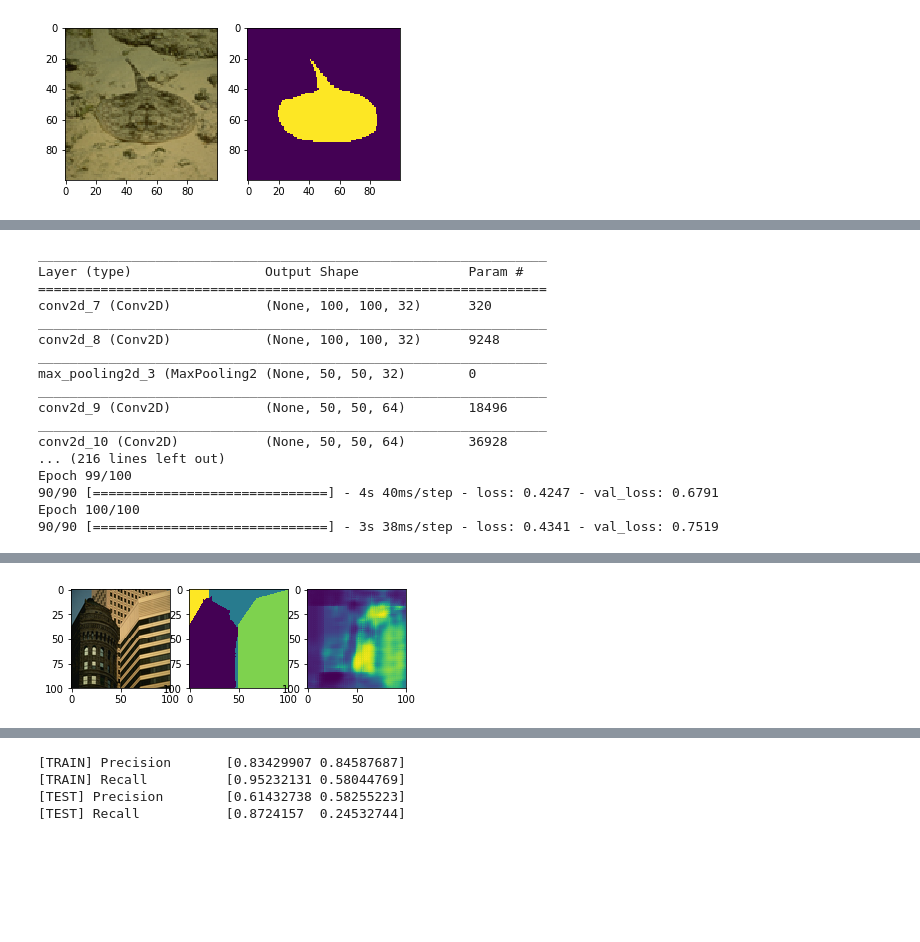
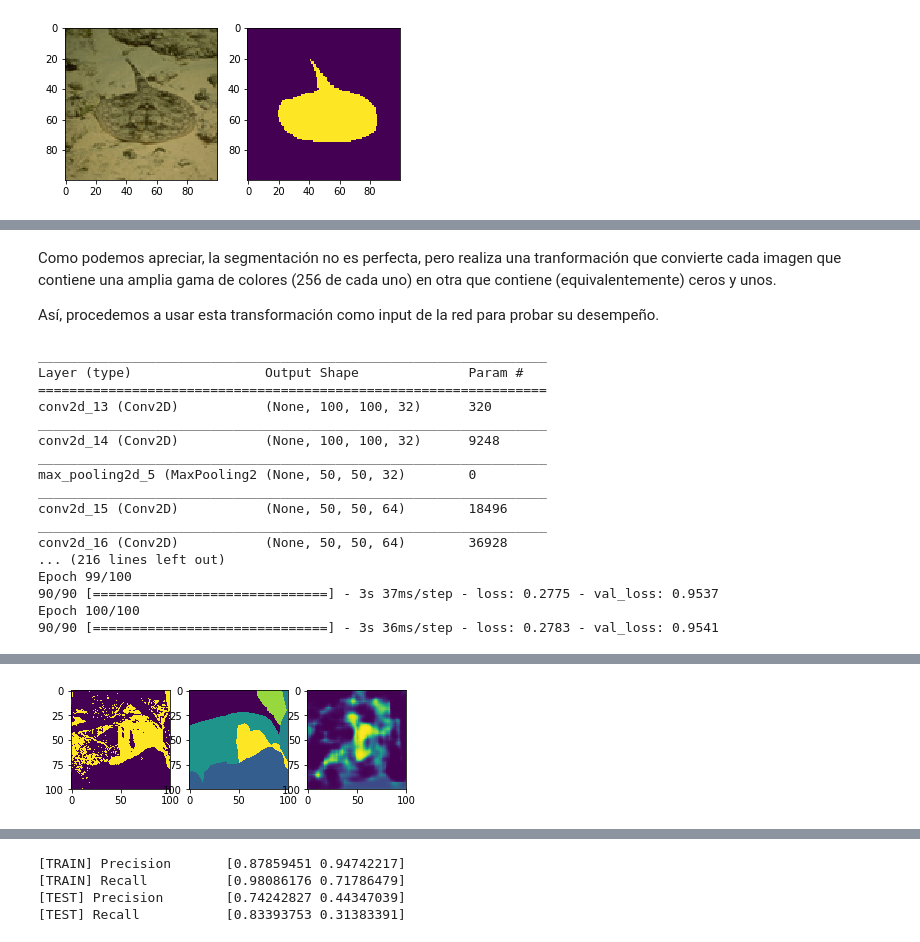
Before and after one commit to AHRojo/ann2, a Jupyter notebook: Pregunta_2.ipynb, the cells around one changed output, grey strips where cells are left out. Saved outputs shown, nothing was run; the diff lists cells and outputs as text; code cells hidden in the pictures; blank space fills up the shorter version.

```diff
--- a/Pregunta_2.ipynb
+++ b/Pregunta_2.ipynb
@@ -85,6 +102,6 @@ model.add(Conv2DTranspose(32, (3, 3), activation='relu', padding='same'))
 model.add(Conv2DTranspose(32, (3, 3), activation='relu', padding='same'))
 model.add(Conv2DTranspose(1, (3, 3), strides=(2,2), activation='sigmoid', padding='same')) #pixel-wise classification
 model.summary()
-model.compile(loss='binary_crossentropy',optimizer='rmsprop')
+model.compile(loss='binary_crossentropy',optimizer='adam')
 h = model.fit(X_train, Y_train[:,:,:,None], epochs=100, batch_size=10, validation_data=(X_test, Y_test[:,:,:,None]))
 # %% [output]
@@ -141,7 +162,7 @@ print('[TEST] Recall\t\t%s' % recall_test)
 # %%
 for i in range(10):
     fig, ax = plt.subplots(1,3)
-    ax[0].imshow(X[i])
-    ax[1].imshow(Y[i])
-    ax[2].imshow(np.squeeze(model.predict(X[:i+1])[-1], axis=2))
+    ax[0].imshow(X_test[i])
+    ax[1].imshow(Y_test[i])
+    ax[2].imshow(np.squeeze(model.predict(X_test[:i+1])[-1], axis=2))
 # %% [output]
@@ -184,3 +209,7 @@ for i in range(10):
+# %% [markdown]
+Como podemos apreciar, la segmentación no es perfecta, pero realiza una tranformación que convierte cada imagen que contiene una amplia gama de colores (256 de cada uno) en otra que contiene (equivalentemente) ceros y unos.
+
+Así, procedemos a usar esta transformación como input de la red para probar su desempeño.
 # %%
 X_segmented = np.expand_dims(X_segmented, axis=3)
 X_train_seg, X_test_seg, Y_train_seg, Y_test_seg = train_test_split(X_segmented, Y, test_size=10, random_state=42)
@@ -201,30 +230,30 @@ model.add(Conv2DTranspose(32, (3, 3), activation='relu', padding='same'))
 model.add(Conv2DTranspose(32, (3, 3), activation='relu', padding='same'))
 model.add(Conv2DTranspose(1, (3, 3), strides=(2,2), activation='sigmoid', padding='same')) #pixel-wise classification
 model.summary()
-model.compile(loss='binary_crossentropy',optimizer='rmsprop')
+model.compile(loss='binary_crossentropy',optimizer='adam')
 h = model.fit(X_train_seg, Y_train_seg[:,:,:,None], epochs=100, batch_size=10, validation_data=(X_test_seg, Y_test_seg[:,:,:,None]))
 # %% [output]
 _________________________________________________________________
 Layer (type)                 Output Shape              Param #
 =================================================================
-conv2d_7 (Conv2D)            (None, 100, 100, 32)      320
+conv2d_13 (Conv2D)           (None, 100, 100, 32)      320
 _________________________________________________________________
-conv2d_8 (Conv2D)            (None, 100, 100, 32)      9248
+conv2d_14 (Conv2D)           (None, 100, 100, 32)      9248
 _________________________________________________________________
-max_pooling2d_3 (MaxPooling2 (None, 50, 50, 32)        0
+max_pooling2d_5 (MaxPooling2 (None, 50, 50, 32)        0
 _________________________________________________________________
-conv2d_9 (Conv2D)            (None, 50, 50, 64)        18496
+conv2d_15 (Conv2D)           (None, 50, 50, 64)        18496
 _________________________________________________________________
-conv2d_10 (Conv2D)           (None, 50, 50, 64)        36928
+conv2d_16 (Conv2D)           (None, 50, 50, 64)        36928
 ... (216 lines left out)
 Epoch 99/100
-90/90 [==============================] - 4s 40ms/step - loss: 0.4247 - val_loss: 0.6791
+90/90 [==============================] - 3s 37ms/step - loss: 0.2775 - val_loss: 0.9537
 Epoch 100/100
-90/90 [==============================] - 3s 38ms/step - loss: 0.4341 - val_loss: 0.7519
+90/90 [==============================] - 3s 36ms/step - loss: 0.2783 - val_loss: 0.9541
 # %%
 for i in range(10):
     fig, ax = plt.subplots(1,3)
-    ax[0].imshow(X[i])
-    ax[1].imshow(Y[i])
-    ax[2].imshow(np.squeeze(model.predict(X_segmented[:i+1])[-1], axis=2))
+    ax[0].imshow(np.squeeze(X_test_seg[i]))
+    ax[1].imshow(np.squeeze(Y_test_seg[i]))
+    ax[2].imshow(np.squeeze(model.predict(X_test_seg[:i+1])[-1]))
 # %% [output]
@@ -237 +266 @@ for i in range(10):
-[figure, old version]
+[figure, new version]
@@ -257,7 +286,7 @@ print('[TRAIN] Recall\t\t%s' % recall_train)
 print('[TEST] Precision\t%s' % precision_test)
 print('[TEST] Recall\t\t%s' % recall_test)
 # %% [output]
-[TRAIN] Precision       [0.83429907 0.84587687]
-[TRAIN] Recall          [0.95232131 0.58044769]
-[TEST] Precision        [0.61432738 0.58255223]
-[TEST] Recall           [0.8724157  0.24532744]
+[TRAIN] Precision       [0.87859451 0.94742217]
+[TRAIN] Recall          [0.98086176 0.71786479]
+[TEST] Precision        [0.74242827 0.44347039]
+[TEST] Recall           [0.83393753 0.31383391]
```
Also changed, not shown: parts of 23 cells of this notebook, 1 other file.
